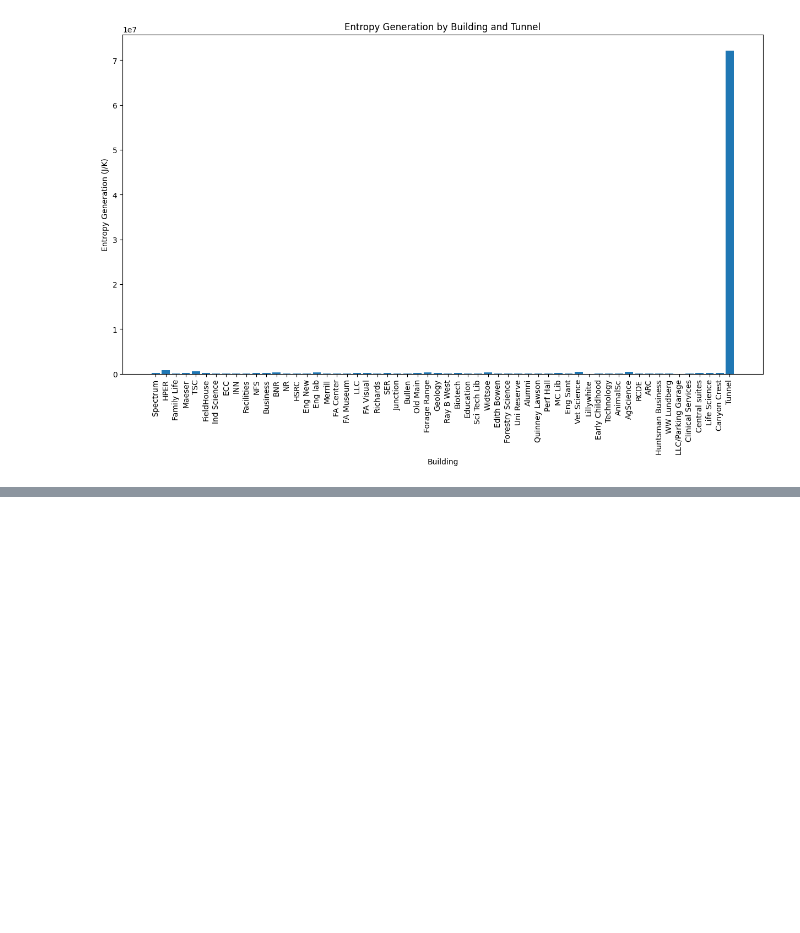
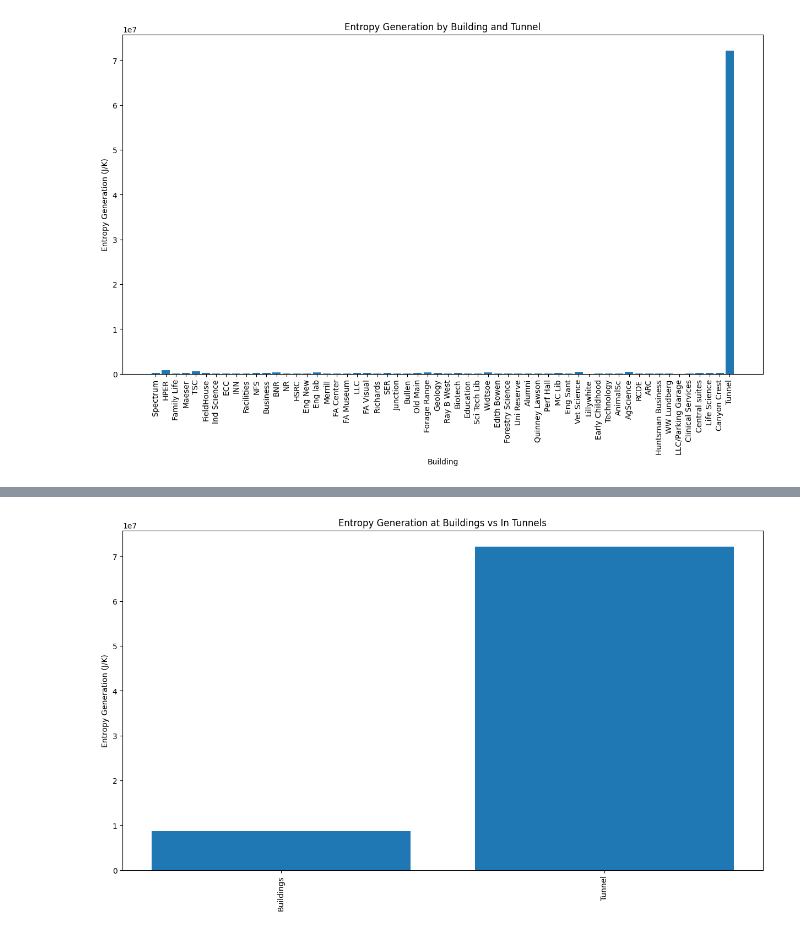
Before and after one commit to Jagardiner97/Campus-Steam-Distribution, a Jupyter notebook: steam-distribution.ipynb, the cells around one changed output, grey strips where cells are left out. Cells and saved outputs as stored; diff of their text form; code cells hidden in the pictures; blank space fills up the shorter version.

```diff
--- a/steam-distribution.ipynb
+++ b/steam-distribution.ipynb
@@ -408,6 +437,7 @@ plt.show()
 # Add tunnel entropy to the dataframe
 bldgs = index_df_12['Building'].tolist()
 sgens = index_df_12['S_gen (J/K)'].tolist()
+sum_sgen = sum(sgens)
 bldgs.append('Tunnel')
 sgens.append(tunnel_entropy)
 
@@ -441,3 +471,16 @@ index_df_12.head(60)
 | 54 | Central suites | 264.411981 | 0.017288 | 0.517 | 0.330725 | 709263.938300 | ... |
 | 55 | Life Science | 280.855070 | 0.018363 | 0.453 | 0.351292 | 709122.134291 | ... |
 | 56 | Canyon Crest | 316.068392 | 0.020666 | 0.585 | 0.395337 | 708818.457164 | ... |
+# %%
+bldgs = ["Buildings", "Tunnel"]
+sgens = [sum_sgen, tunnel_entropy]
+
+# Plot the entropy generation for each building including the tunnel
+plt.figure(figsize=(15, 8))
+plt.bar(bldgs, sgens)
+plt.ylabel('Entropy Generation (J/K)')
+plt.title('Entropy Generation at Buildings vs In Tunnels')
+plt.xticks(rotation=90)
+plt.show()
+# %% [output]
+[figure, added]
```
Also changed, not shown: parts of 6 cells of this notebook.
